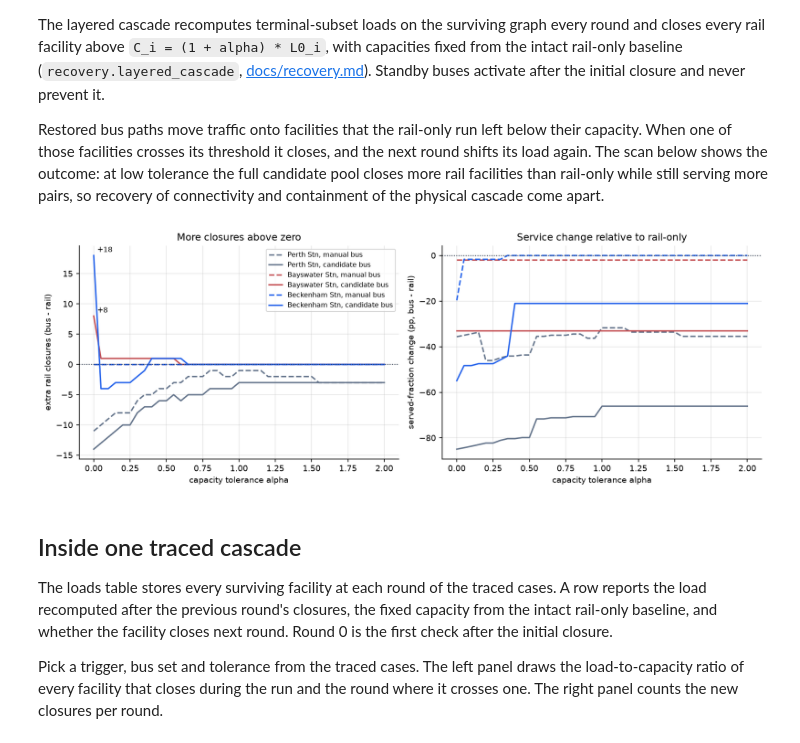
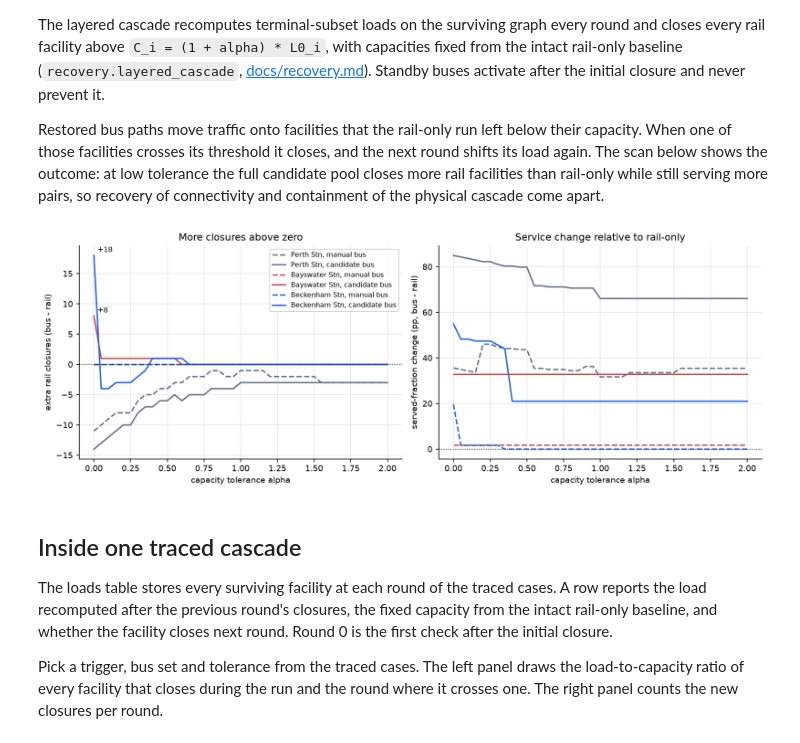
Before and after one commit to CITS4403-Project/Project, a Jupyter notebook: notebooks/04-recovery-strategies.ipynb, the cells around one changed output. Drawn from its saved outputs; the diff is of its cells as text; code cells hidden in the pictures.

Commit message:
Fix served-service delta sign in recovery notebook

```diff
--- a/notebooks/04-recovery-strategies.ipynb
+++ b/notebooks/04-recovery-strategies.ipynb
@@ -294,31 +294,32 @@ containment of the physical cascade come apart.
 # %%
 fig, (left, right) = plt.subplots(1, 2, figsize=(11.5, 4.2))
 TRIGGER_STYLE = {56: ('#64748b', 'Perth Stn'), 23: ('#c44e52', 'Bayswater Stn'),
                  28: ('#2563eb', 'Beckenham Stn')}
 for trigger, (colour, name) in TRIGGER_STYLE.items():
     for scenario, style in [('manual_bus', '--'), ('candidate_bus', '-')]:
         part = comparison[(comparison.trigger == trigger) & (comparison.scenario == scenario)] \
             .sort_values('alpha')
         left.plot(part.alpha, part.delta_n_failed, style, color=colour, lw=1.6,
                   label=f'{name}, {scenario.replace("_", " ")}')
-        right.plot(part.alpha, 100.0 * part.delta_unmet_fraction, style, color=colour, lw=1.6,
+        # Served fraction is 1 - unmet fraction, so its paired delta has the opposite sign.
+        right.plot(part.alpha, -100.0 * part.delta_unmet_fraction, style, color=colour, lw=1.6,
                    label=f'{name}, {scenario.replace("_", " ")}')
         worst = part.loc[part.delta_n_failed.idxmax()]
         if worst.delta_n_failed > 0:
             left.annotate(f'{int(worst.delta_n_failed):+d}', (worst.alpha, worst.delta_n_failed),
                           textcoords='offset points', xytext=(4, 4), fontsize=8)
 left.axhline(0.0, color='#334155', lw=1.0, ls=':')
 left.set(xlabel='capacity tolerance alpha', ylabel='extra rail closures (bus - rail)',
          title='More closures above zero')
 right.axhline(0.0, color='#334155', lw=1.0, ls=':')
 right.set(xlabel='capacity tolerance alpha', ylabel='served-fraction change (pp, bus - rail)',
           title='Service change relative to rail-only')
 handles, labels = left.get_legend_handles_labels()
 left.legend(handles, labels, fontsize=7.5)
 fig.tight_layout()
 show_figure(fig, 'bus_cascade_deltas.png')
 # %% [output]
-[figure, old version]
+[figure, new version]
 # %% [markdown]
 ## Inside one traced cascade
 
```
Also changed, not shown: 2 other files.
